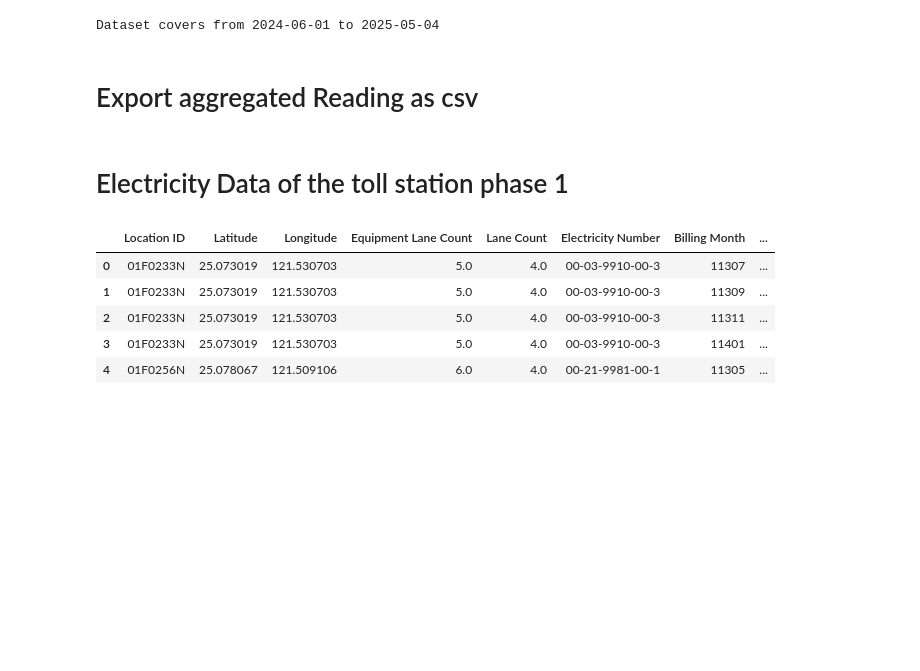
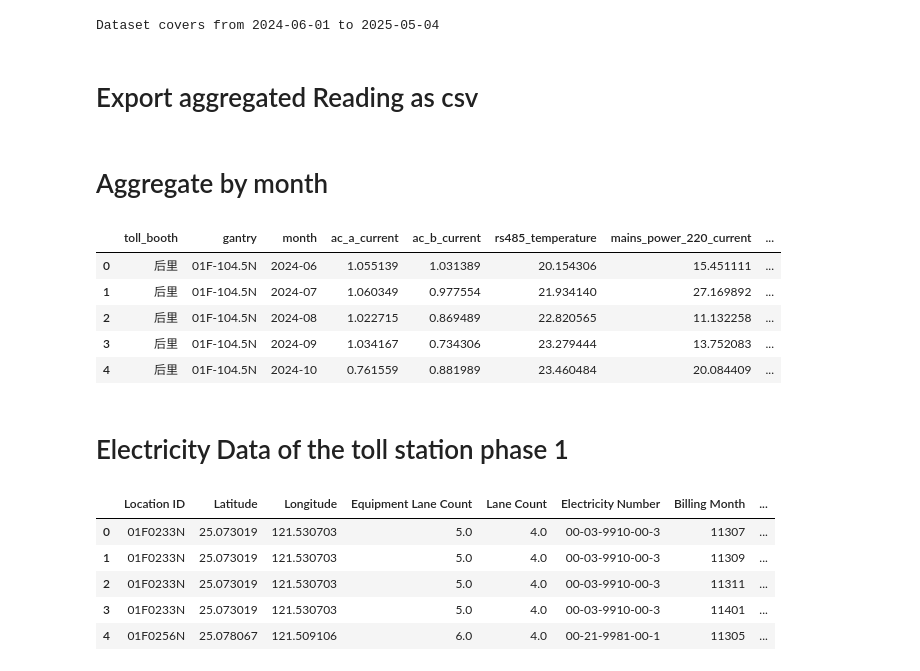
Before and after one commit to PauloWgDev/PowerConsumtionPrediction, a Jupyter notebook: Pre Processing/PreprocessPowerConsumption.ipynb, the cells around one changed output. Saved outputs shown, nothing was run; the diff lists cells and outputs as text; code cells hidden in the pictures; blank space fills up the shorter version.

Commit message:
Monthly Consumption per Station tentative

```diff
--- a/Pre Processing/PreprocessPowerConsumption.ipynb
+++ b/Pre Processing/PreprocessPowerConsumption.ipynb
@@ -102,3 +102,34 @@ Dataset covers from 2024-06-01 to 2025-05-04
 # %%
 output_path = "../Clean Data/aggregated_day_SOMC_AC_20240505_20250505_3600.csv"
 daily_agg.to_csv(output_path, index=False)
+# %% [markdown]
+# Aggregate by month
+# %%
+daily_df = pd.read_csv("../Clean Data/aggregated_day_SOMC_AC_20240505_20250505_3600.csv")
+
+# Ensure 'date' is datetime type
+daily_df['date'] = pd.to_datetime(daily_df['date'])
+
+# Create a 'month' column (format: YYYY-MM)
+daily_df['month'] = daily_df['date'].dt.to_period('M').astype(str)
+
+# Group by toll_booth, gantry, and month
+monthly_agg = daily_df.groupby(['toll_booth', 'gantry', 'month']).agg({
+    'ac_a_current': 'mean',
+    'ac_b_current': 'mean',
+    'rs485_temperature': 'mean',
+    'mains_power_220_current': 'mean',
+    'mains_power_l1_voltage': 'mean',
+    'mains_power_l2_voltage': 'mean',
+    'smr_dc_current': 'mean',
+    'smr_dc_voltage': 'mean'
+}).reset_index()
+# %%
+monthly_agg.head()
+# %% [output]
+|  | toll_booth | gantry | month | ac_a_current | ac_b_current | rs485_temperature | mains_power_220_current | ... |
+| 0 | 后里 | 01F-104.5N | 2024-06 | 1.055139 | 1.031389 | 20.154306 | 15.451111 | ... |
+| 1 | 后里 | 01F-104.5N | 2024-07 | 1.060349 | 0.977554 | 21.934140 | 27.169892 | ... |
+| 2 | 后里 | 01F-104.5N | 2024-08 | 1.022715 | 0.869489 | 22.820565 | 11.132258 | ... |
+| 3 | 后里 | 01F-104.5N | 2024-09 | 1.034167 | 0.734306 | 23.279444 | 13.752083 | ... |
+| 4 | 后里 | 01F-104.5N | 2024-10 | 0.761559 | 0.881989 | 23.460484 | 20.084409 | ... |
```
Also changed, not shown: parts of 22 cells of this notebook, 4 other files.
